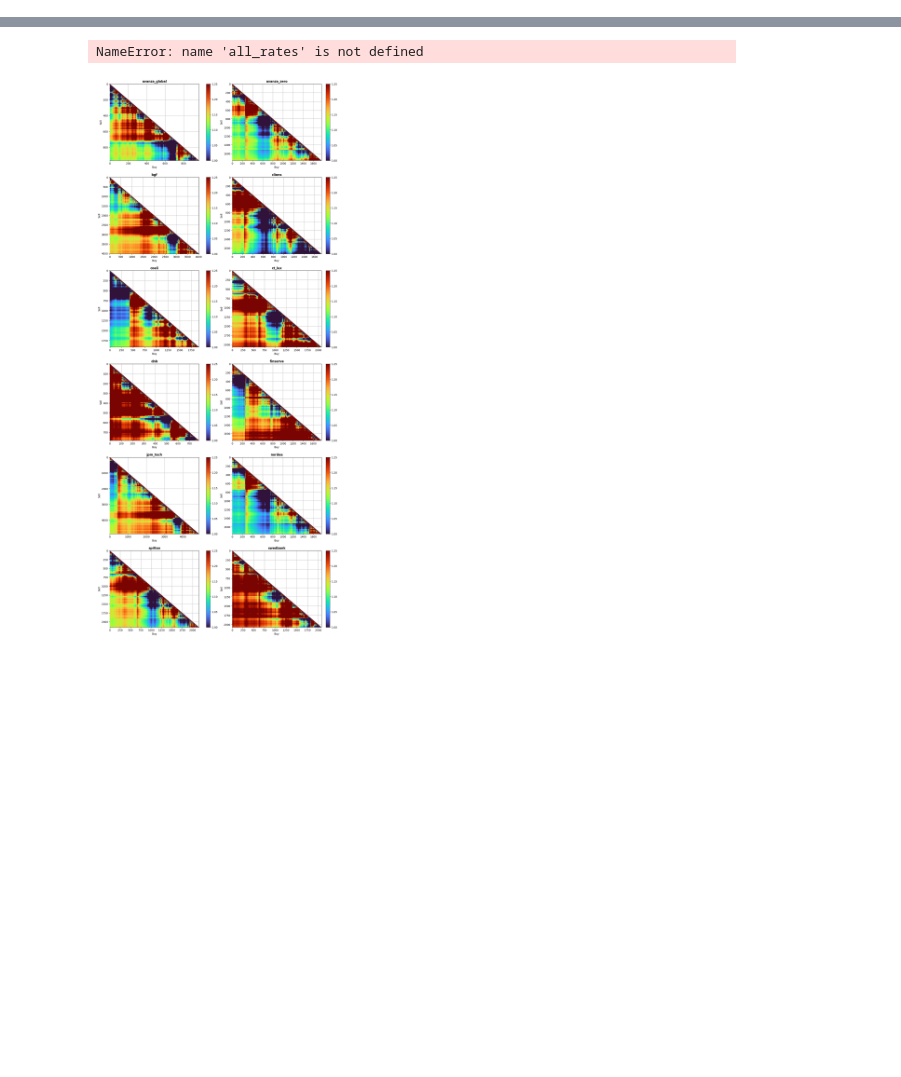
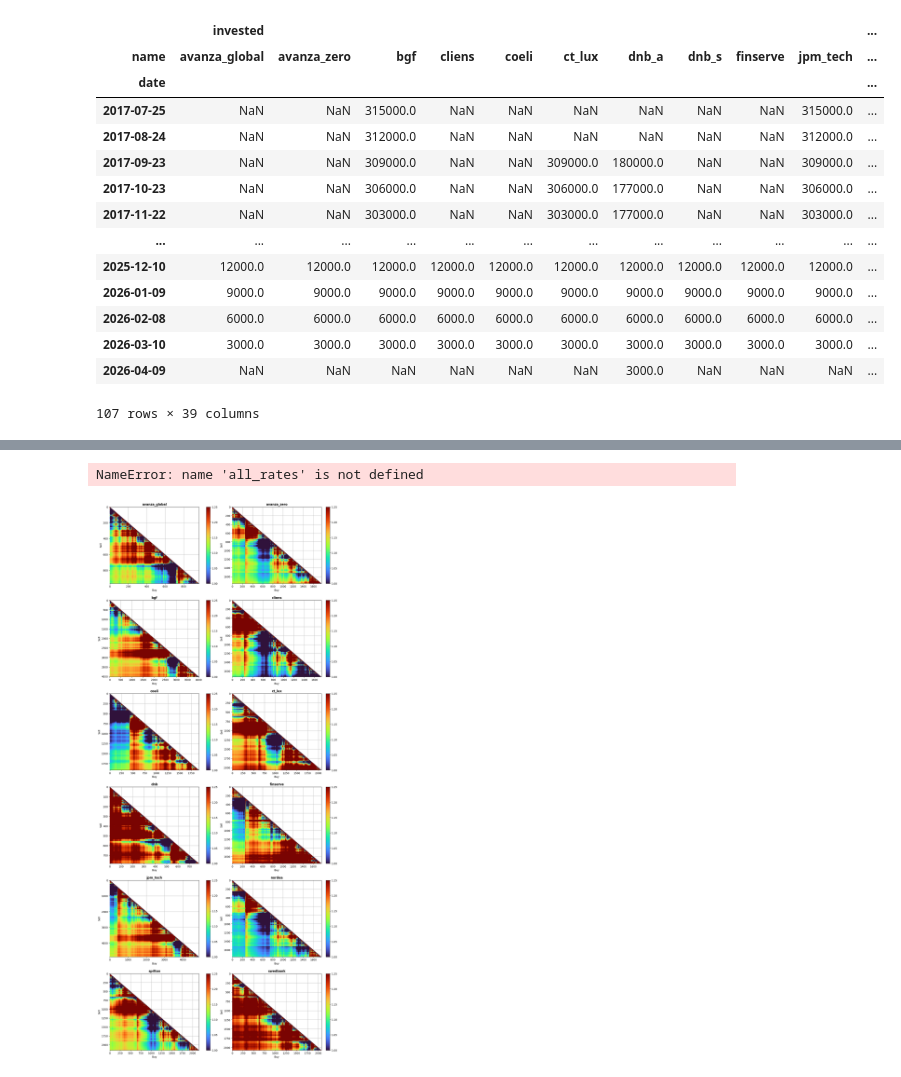
Before and after one commit to Frallmeister/compare-funds, a Jupyter notebook: my_analysis/01_first_exploration.ipynb, the cells around one changed output, grey strips where cells are left out. Drawn from its saved outputs; the diff is of its cells as text; code cells hidden in the pictures; blank space fills up the shorter version.

```diff
--- a/my_analysis/analysis.ipynb
+++ b/my_analysis/01_first_exploration.ipynb
@@ -186,3 +44,22 @@ Wall time: 28.3 s
+# %%
+results = backtest_simulation(monthly_contribution=MONTHLY_CONTRIB)
+results
+# %% [output]
+|  | invested |  |  |  |  |  |  |  |  |  | ... |
+| name | avanza_global | avanza_zero | bgf | cliens | coeli | ct_lux | dnb_a | dnb_s | finserve | jpm_tech | ... |
+| date |  |  |  |  |  |  |  |  |  |  | ... |
+| 2017-07-25 | NaN | NaN | 315000.0 | NaN | NaN | NaN | NaN | NaN | NaN | 315000.0 | ... |
+| 2017-08-24 | NaN | NaN | 312000.0 | NaN | NaN | NaN | NaN | NaN | NaN | 312000.0 | ... |
+| 2017-09-23 | NaN | NaN | 309000.0 | NaN | NaN | 309000.0 | 180000.0 | NaN | NaN | 309000.0 | ... |
+| 2017-10-23 | NaN | NaN | 306000.0 | NaN | NaN | 306000.0 | 177000.0 | NaN | NaN | 306000.0 | ... |
+| 2017-11-22 | NaN | NaN | 303000.0 | NaN | NaN | 303000.0 | 177000.0 | NaN | NaN | 303000.0 | ... |
+| ... | ... | ... | ... | ... | ... | ... | ... | ... | ... | ... | ... |
+| 2025-12-10 | 12000.0 | 12000.0 | 12000.0 | 12000.0 | 12000.0 | 12000.0 | 12000.0 | 12000.0 | 12000.0 | 12000.0 | ... |
+| 2026-01-09 | 9000.0 | 9000.0 | 9000.0 | 9000.0 | 9000.0 | 9000.0 | 9000.0 | 9000.0 | 9000.0 | 9000.0 | ... |
+| 2026-02-08 | 6000.0 | 6000.0 | 6000.0 | 6000.0 | 6000.0 | 6000.0 | 6000.0 | 6000.0 | 6000.0 | 6000.0 | ... |
+| 2026-03-10 | 3000.0 | 3000.0 | 3000.0 | 3000.0 | 3000.0 | 3000.0 | 3000.0 | 3000.0 | 3000.0 | 3000.0 | ... |
+| 2026-04-09 | NaN | NaN | NaN | NaN | NaN | NaN | 3000.0 | NaN | NaN | NaN | ... |
+107 rows × 39 columns
 # %%
 color_cycler = cycle(COLORS)
 color_counter = Counter()
```
Also changed, not shown: parts of 11 cells of this notebook, 1 other file.
